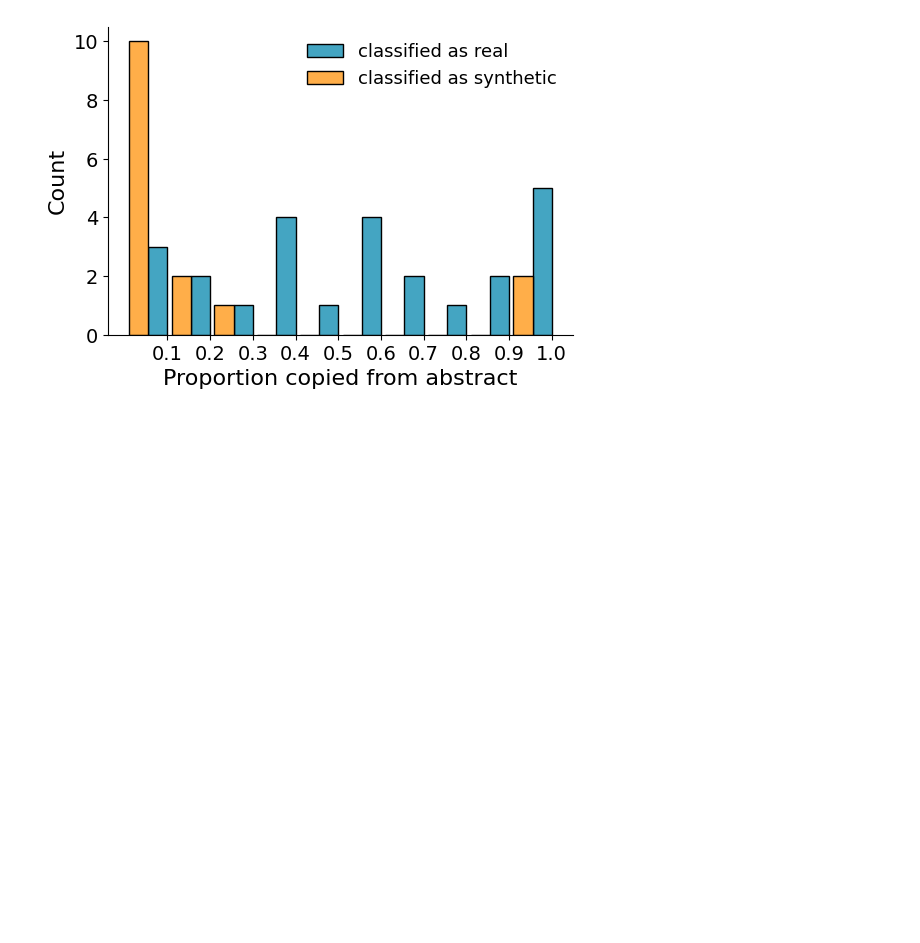
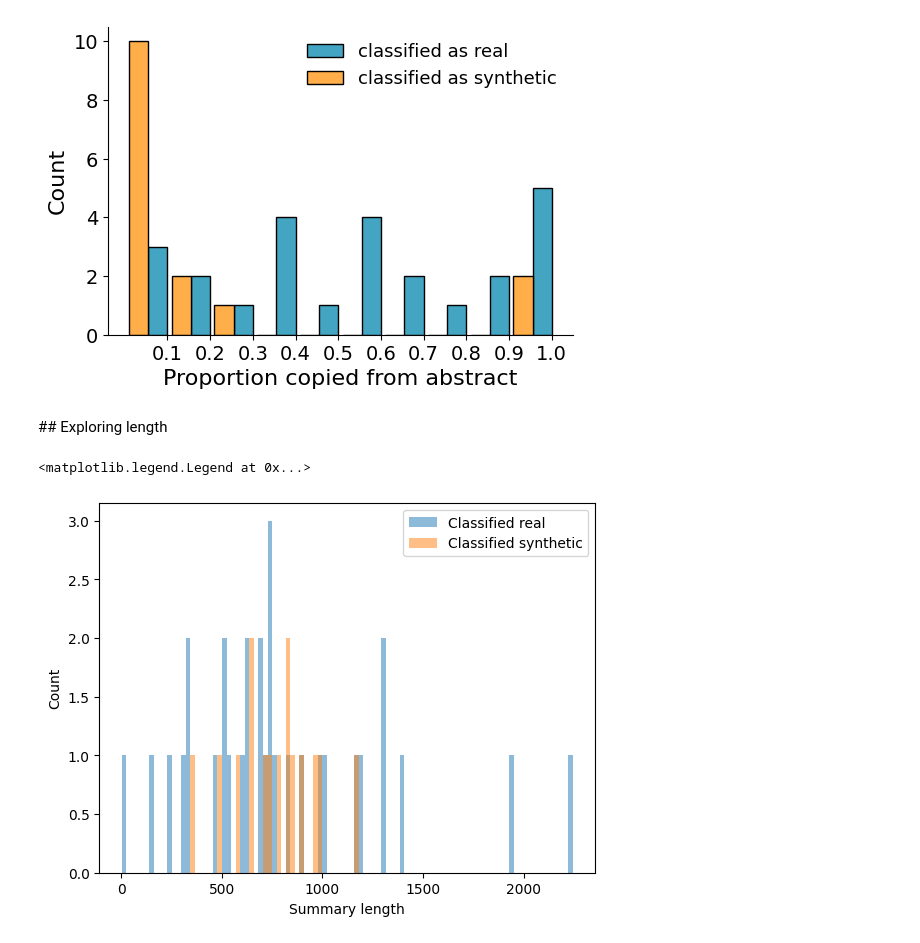
Before and after one commit to epfl-dlab/GPTurk, a Jupyter notebook: src/3_finetuned_classifying.ipynb, the cells around one changed output. Drawn from its saved outputs; the diff is of its cells as text; code cells hidden in the pictures; blank space fills up the shorter version.

```diff
--- a/src/3_finetuned_classifying.ipynb
+++ b/src/3_finetuned_classifying.ipynb
@@ -484,3 +511,9 @@ ax.legend(frameon=False, fontsize=13)
 # %% [output]
 <matplotlib.legend.Legend at 0x...>
 [figure]
+# %% [markdown]
+## Exploring length
+# %%
+new = pd.read_csv("../data/processed_responses_with_predictions3.csv").drop("HITId", axis=1)
+# %%
+new["text_length"] = new["text"].apply(lambda x: len(x))
@@ -486,0 +526,18 @@ ax.legend(frameon=False, fontsize=13)
+# %%
+fig, ax = plt.subplots()
+
+bins = np.linspace(new["text_length"].min(), new["text_length"].max(), 100)
+
+x1 = new[new["predicted"]=="real"]["text_length"]
+x2 = new[new["predicted"]=="synthetic"]["text_length"]
+
+ax.hist(x1, bins, label="Classified real", alpha=0.5)
+ax.hist(x2, bins, label="Classified synthetic", alpha=0.5)
+
+ax.set_ylabel("Count")
+ax.set_xlabel("Summary length")
+
+ax.legend()
+# %% [output]
+<matplotlib.legend.Legend at 0x...>
+[figure, added]
```
Also changed, not shown: parts of 5 cells of this notebook, 6 other files.
